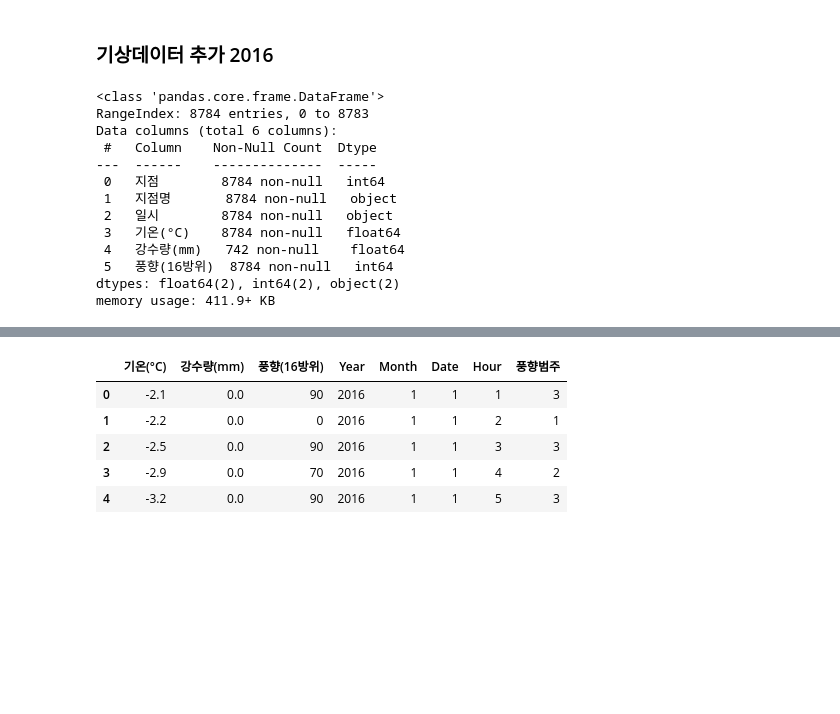
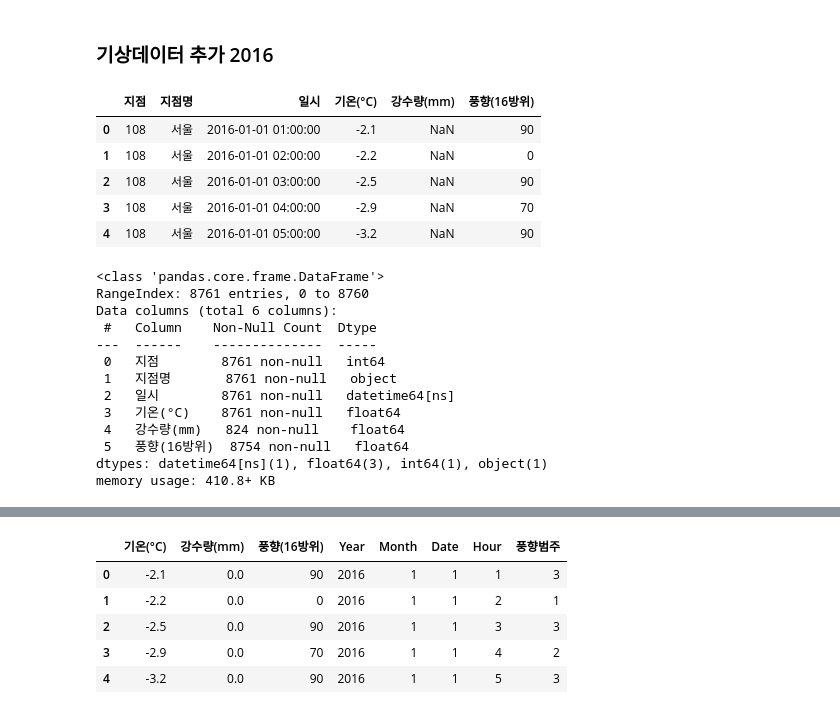
Before and after one commit to yongjuncho123/dust, a Jupyter notebook: Dust_Job02_EDA_ipynb.ipynb, the cells around one changed output, grey strips where cells are left out. Drawn from its saved outputs; the diff is of its cells as text; code cells hidden in the pictures; blank space fills up the shorter version.

```diff
--- a/Dust_Job02_EDA_ipynb.ipynb
+++ b/Dust_Job02_EDA_ipynb.ipynb
@@ -71,18 +67,27 @@ gisang2017  = pd.read_csv('/content/drive/MyDrive/data/기상청
 gisang2018  = pd.read_csv('/content/drive/MyDrive/data/기상청 추가 자료/기상관측2018.csv', encoding = 'cp949')
 gisang2019  = pd.read_csv('/content/drive/MyDrive/data/기상청 추가 자료/기상관측2019.csv', encoding = 'cp949')
 # %%
-gisang2016.info()
+gisang2016.head()
 # %% [output]
-<class 'pandas.core.frame.DataFrame'>
-RangeIndex: 8784 entries, 0 to 8783
-Data columns (total 6 columns):
- #   Column    Non-Null Count  Dtype
----  ------    --------------  -----
- 0   지점        8784 non-null   int64
- 1   지점명       8784 non-null   object
- 2   일시        8784 non-null   object
- 3   기온(°C)    8784 non-null   float64
- 4   강수량(mm)   742 non-null    float64
- 5   풍향(16방위)  8784 non-null   int64
-dtypes: float64(2), int64(2), object(2)
-memory usage: 411.9+ KB
+|  | 지점 | 지점명 | 일시 | 기온(°C) | 강수량(mm) | 풍향(16방위) |
+| 0 | 108 | 서울 | 2016-01-01 01:00:00 | -2.1 | NaN | 90 |
+| 1 | 108 | 서울 | 2016-01-01 02:00:00 | -2.2 | NaN | 0 |
+| 2 | 108 | 서울 | 2016-01-01 03:00:00 | -2.5 | NaN | 90 |
+| 3 | 108 | 서울 | 2016-01-01 04:00:00 | -2.9 | NaN | 70 |
+| 4 | 108 | 서울 | 2016-01-01 05:00:00 | -3.2 | NaN | 90 |
+# %%
+gisang2019.info()
+# %% [output]
+<class 'pandas.core.frame.DataFrame'>
+RangeIndex: 8761 entries, 0 to 8760
+Data columns (total 6 columns):
+ #   Column    Non-Null Count  Dtype
+---  ------    --------------  -----
+ 0   지점        8761 non-null   int64
+ 1   지점명       8761 non-null   object
+ 2   일시        8761 non-null   datetime64[ns]
+ 3   기온(°C)    8761 non-null   float64
+ 4   강수량(mm)   824 non-null    float64
+ 5   풍향(16방위)  8754 non-null   float64
+dtypes: datetime64[ns](1), float64(3), int64(1), object(1)
+memory usage: 410.8+ KB
```
Also changed, not shown: parts of 18 cells of this notebook.
